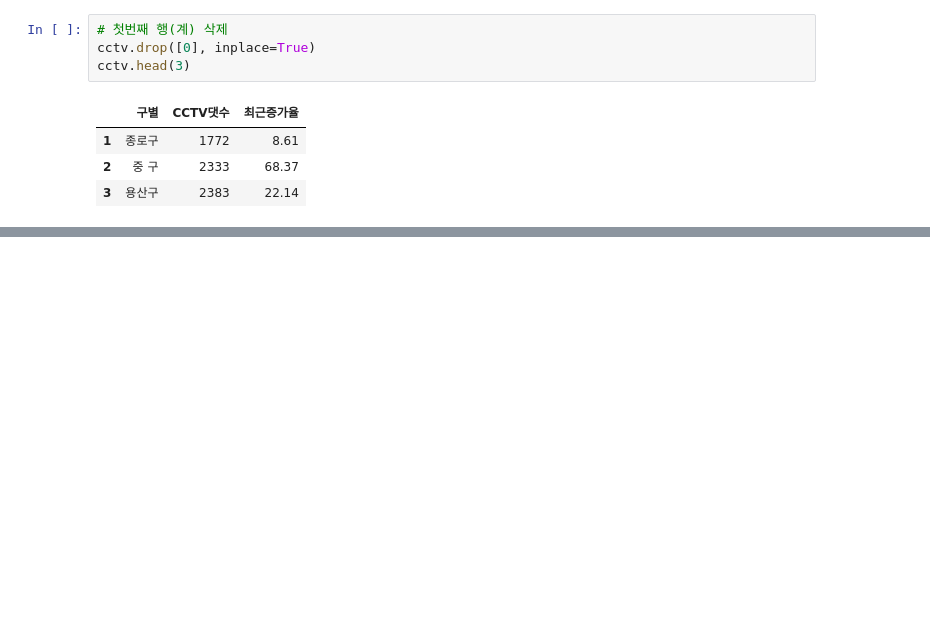
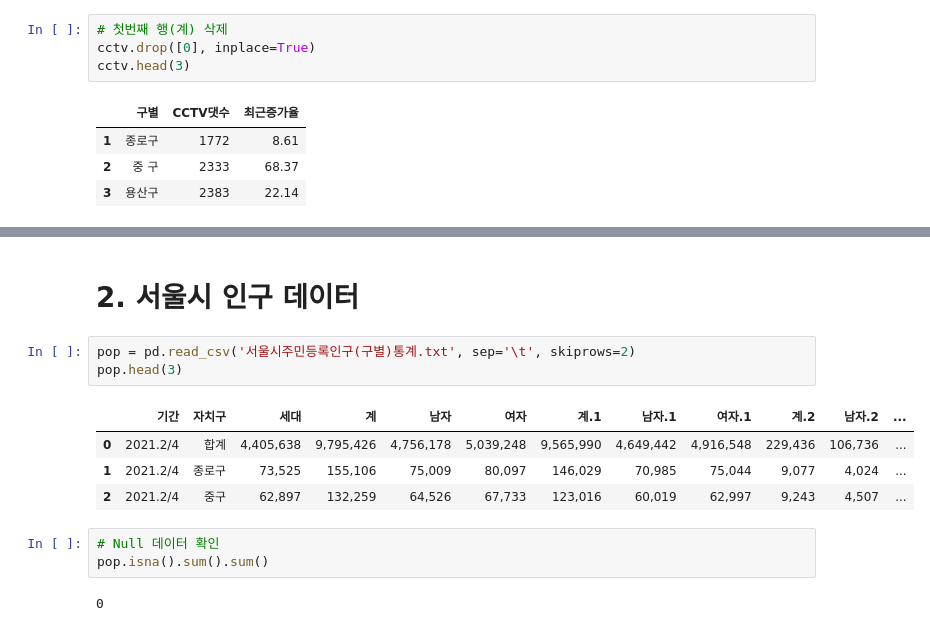
Before and after one commit to strongsm/MachineLearning-2021-12-20, a Jupyter notebook: 00.데이터분석/서울시연습문제.ipynb, the cells around one changed output, grey strips where cells are left out. Saved outputs shown, nothing was run; the diff lists cells and outputs as text; blank space fills up the shorter version.

```diff
--- a/00.데이터분석/서울시연습문제.ipynb
+++ b/00.데이터분석/서울시연습문제.ipynb
@@ -79,0 +97,15 @@ cctv.drop()
+# %% [markdown]
+# 2. 서울시 인구 데이터
+# %%
+pop = pd.read_csv('서울시주민등록인구(구별)통계.txt', sep='\t', skiprows=2)
+pop.head(3)
+# %% [output]
+|  | 기간 | 자치구 | 세대 | 계 | 남자 | 여자 | 계.1 | 남자.1 | 여자.1 | 계.2 | 남자.2 | ... |
+| 0 | 2021.2/4 | 합계 | 4,405,638 | 9,795,426 | 4,756,178 | 5,039,248 | 9,565,990 | 4,649,442 | 4,916,548 | 229,436 | 106,736 | ... |
+| 1 | 2021.2/4 | 종로구 | 73,525 | 155,106 | 75,009 | 80,097 | 146,029 | 70,985 | 75,044 | 9,077 | 4,024 | ... |
+| 2 | 2021.2/4 | 중구 | 62,897 | 132,259 | 64,526 | 67,733 | 123,016 | 60,019 | 62,997 | 9,243 | 4,507 | ... |
+# %%
+# Null 데이터 확인
+pop.isna().sum().sum()
+# %% [output]
+0
```
Also changed, not shown: parts of 11 cells of this notebook, 6 other files.
